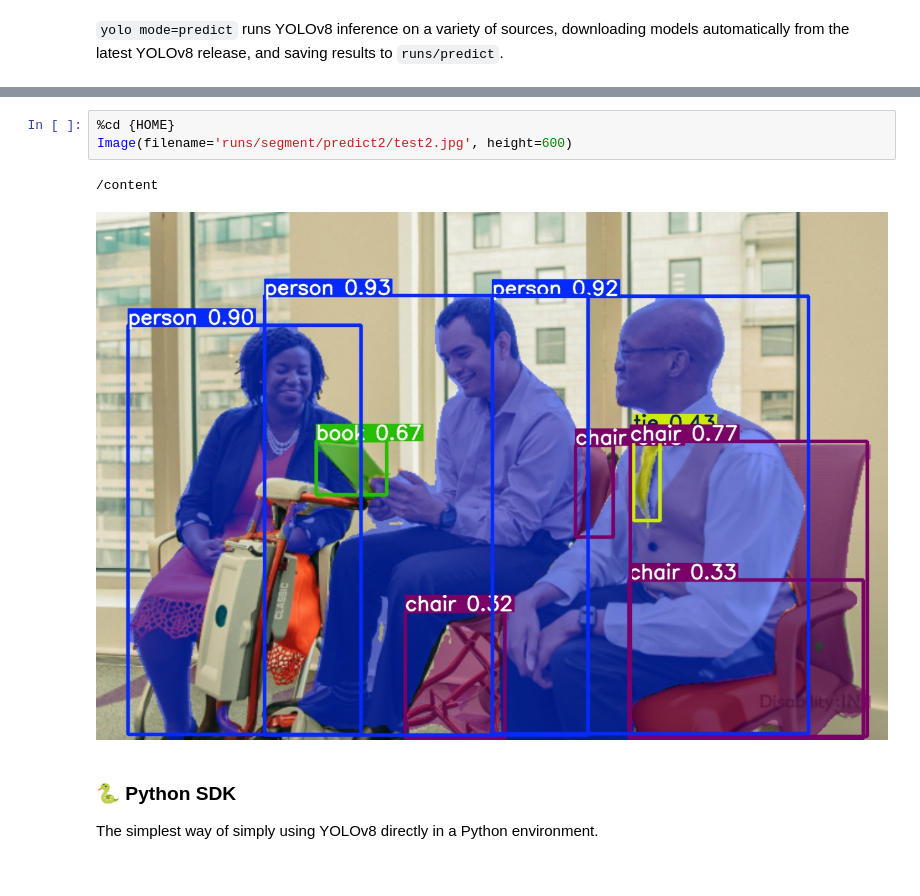
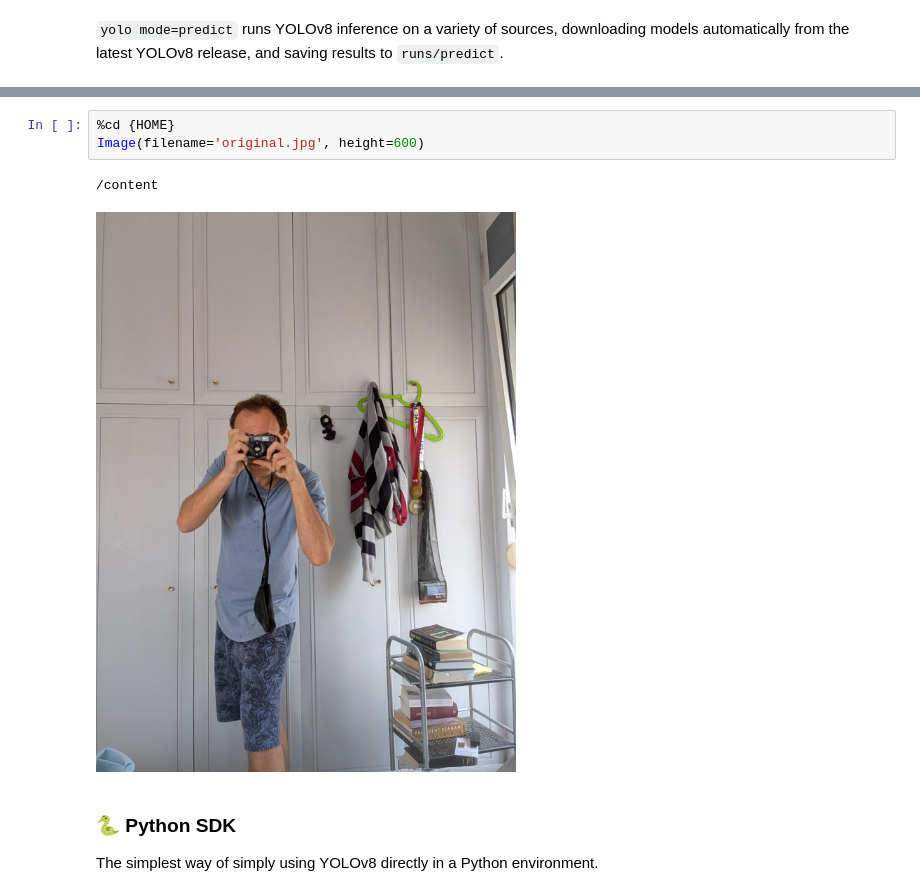
Before and after one commit to georgekasa/photography, a Jupyter notebook: notebooks/train-yolov8-instance-segmentation-on-custom-dataset.ipynb, the cells around one changed output, grey strips where cells are left out. Drawn from its saved outputs; the diff is of its cells as text.

```diff
--- a/notebooks/train-yolov8-instance-segmentation-on-custom-dataset.ipynb
+++ b/notebooks/train-yolov8-instance-segmentation-on-custom-dataset.ipynb
@@ -119,9 +132,9 @@ Results saved to runs/segment/predict2
 # %%
 %cd {HOME}
-Image(filename='runs/segment/predict2/test2.jpg', height=600)
+Image(filename='original.jpg', height=600)
 # %% [output]
 /content
-[figure, old version]
+[figure, new version]
 # %% [markdown]
 ### 🐍 Python SDK
 
```
Also changed, not shown: parts of 25 cells of this notebook.
